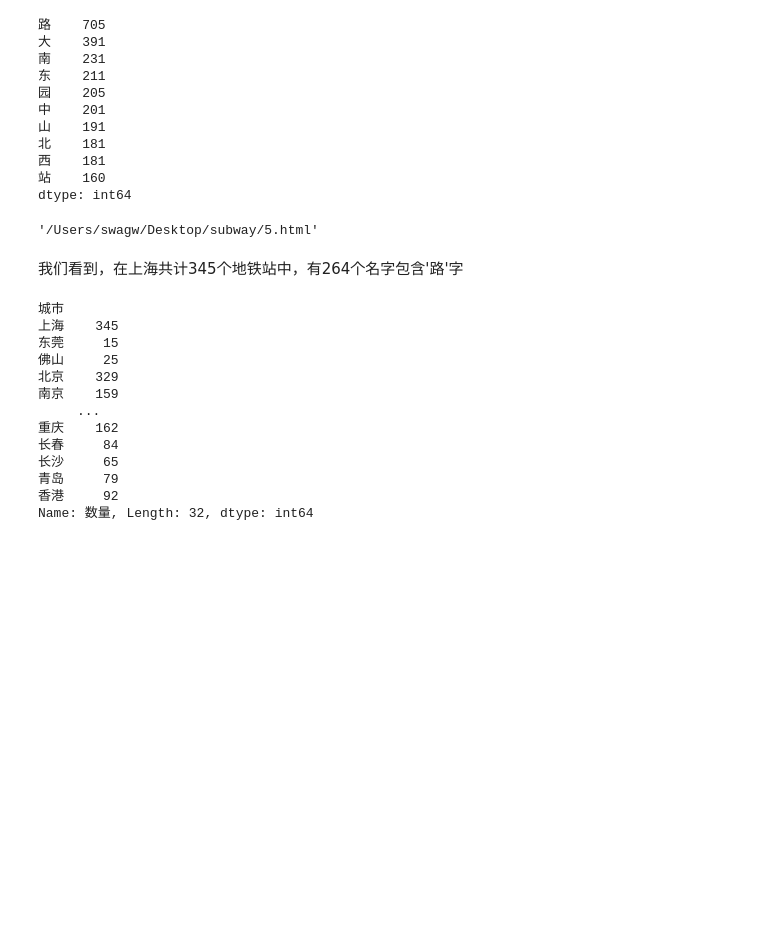
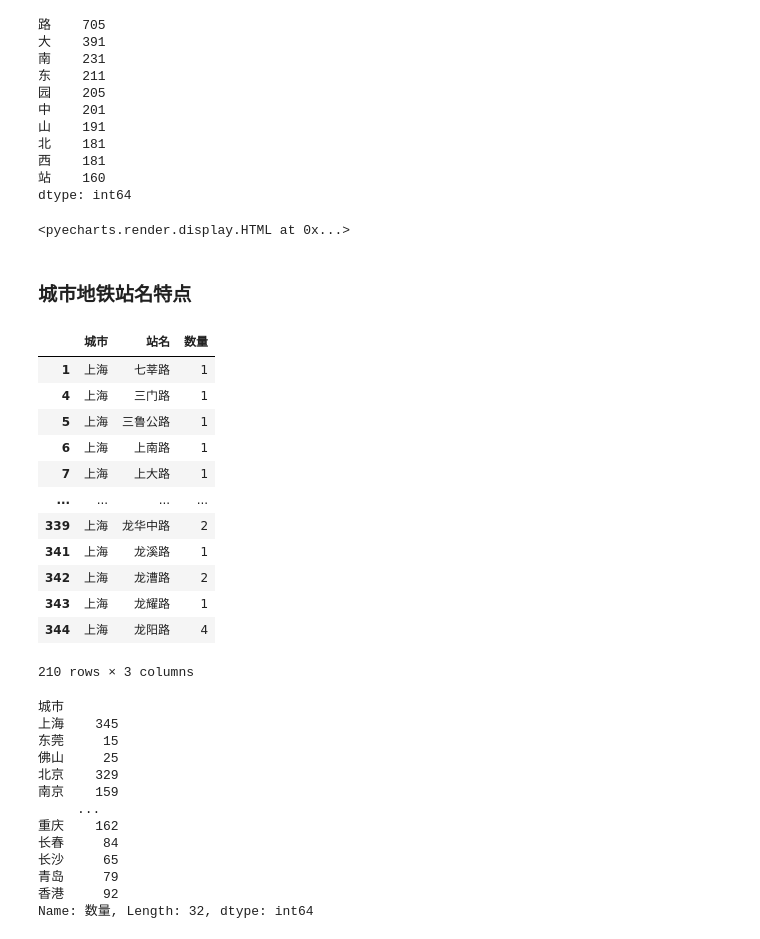
Before and after one commit to chriswong94/python-projects, a Jupyter notebook: 爬虫各城市地铁站信息及分析/analysis.ipynb, the cells around one changed output. Drawn from its saved outputs; the diff is of its cells as text; code cells hidden in the pictures; blank space fills up the shorter version.

```diff
--- a/爬虫各城市地铁站信息及分析/analysis.ipynb
+++ b/爬虫各城市地铁站信息及分析/analysis.ipynb
@@ -319,11 +308,28 @@ e.add_yaxis("名字", cha_data.values.tolist())
 e.set_global_opts(title_opts=opts.TitleOpts(title="地铁站高频名字图"),
                   yaxis_opts=opts.AxisOpts(name="数量"),
                   xaxis_opts=opts.AxisOpts(name="名字"))
-e.render('5.html')
+e.render_notebook()
 # %% [output]
-'/Users/swagw/Desktop/subway/5.html'
+<pyecharts.render.display.HTML at 0x...>
-# %% [markdown]
-我们看到，在上海共计345个地铁站中，有264个名字包含'路'字
+# %% [markdown]
+### 城市地铁站名特点
+# %%
+df_sh = df_stations[df_stations['城市']=='上海']
+df_sh[df_sh['站名'].str.contains('路')]
+# %% [output]
+|  | 城市 | 站名 | 数量 |
+| 1 | 上海 | 七莘路 | 1 |
+| 4 | 上海 | 三门路 | 1 |
+| 5 | 上海 | 三鲁公路 | 1 |
+| 6 | 上海 | 上南路 | 1 |
+| 7 | 上海 | 上大路 | 1 |
+| ... | ... | ... | ... |
+| 339 | 上海 | 龙华中路 | 2 |
+| 341 | 上海 | 龙溪路 | 1 |
+| 342 | 上海 | 龙漕路 | 2 |
+| 343 | 上海 | 龙耀路 | 1 |
+| 344 | 上海 | 龙阳路 | 4 |
+210 rows × 3 columns
 # %%
 df_stations.groupby(['城市'])['数量'].count()
 # %% [output]
```
Also changed, not shown: parts of 27 cells of this notebook, 8 other files.
